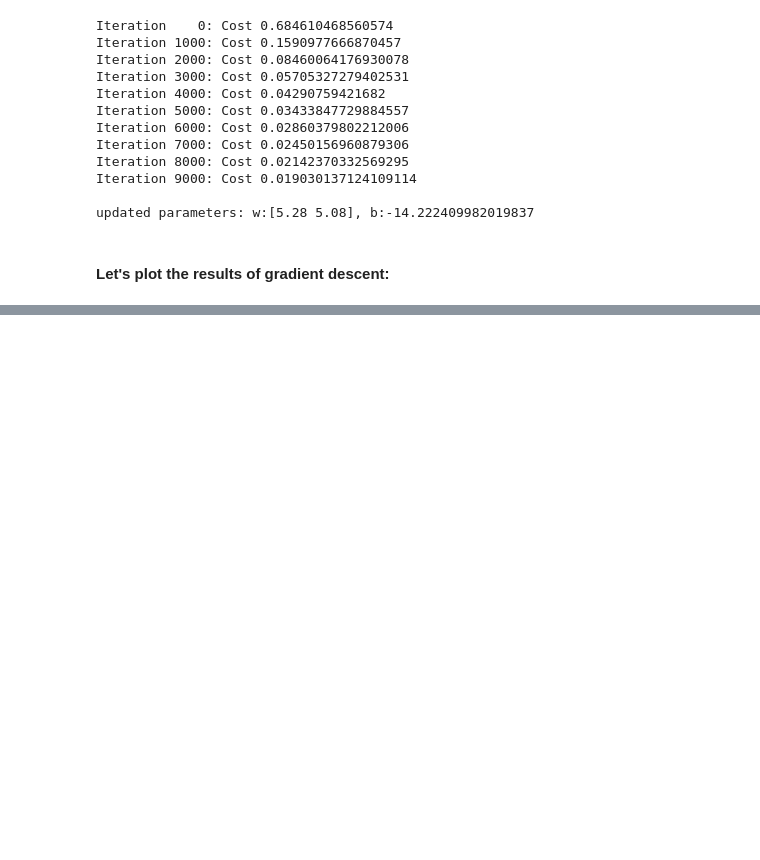
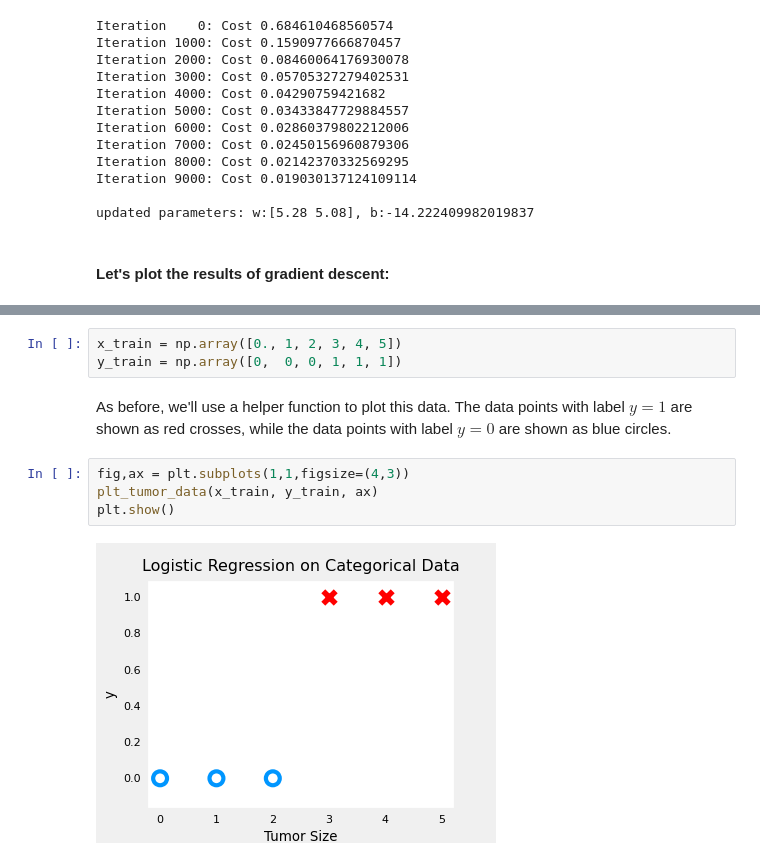
Before and after one commit to OoFa99/Machine-Learning-Specialization, a Jupyter notebook: C1_Supervised Machine Learning: Regression and Classification/Week3/C1_W3_Lab06_Gradient_Descent_Soln.ipynb, the cells around one changed output, grey strips where cells are left out. Saved outputs shown, nothing was run; the diff lists cells and outputs as text; blank space fills up the shorter version.

```diff
--- a/C1_Supervised Machine Learning: Regression and Classification/Week3/C1_W3_Lab06_Gradient_Descent_Soln.ipynb
+++ b/C1_Supervised Machine Learning: Regression and Classification/Week3/C1_W3_Lab06_Gradient_Descent_Soln.ipynb
@@ -191,0 +217,11 @@ updated parameters: w:[5.28 5.08], b:-14.222409982019837
+# %%
+x_train = np.array([0., 1, 2, 3, 4, 5])
+y_train = np.array([0,  0, 0, 1, 1, 1])
+# %% [markdown]
+As before, we'll use a helper function to plot this data. The data points with label $y=1$ are shown as red crosses, while the data points with label $y=0$ are shown as blue circles.
+# %%
+fig,ax = plt.subplots(1,1,figsize=(4,3))
+plt_tumor_data(x_train, y_train, ax)
+plt.show()
+# %% [output]
+[figure, added]
```
Also changed, not shown: parts of 6 cells of this notebook.
